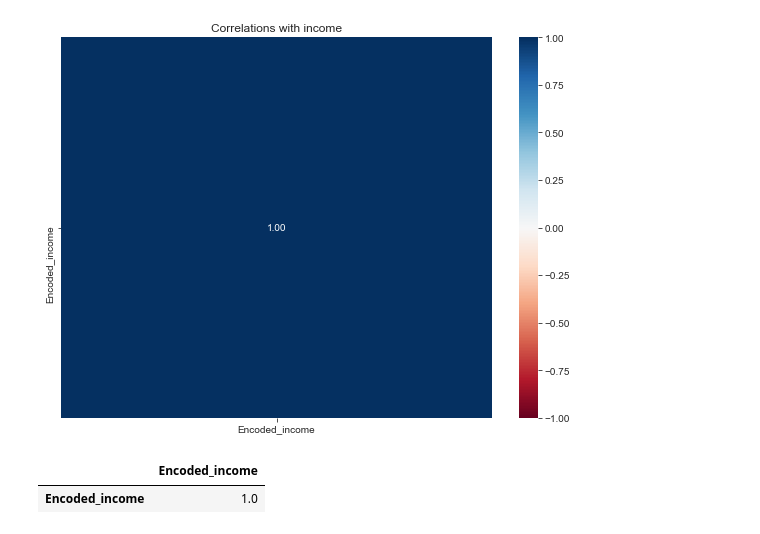
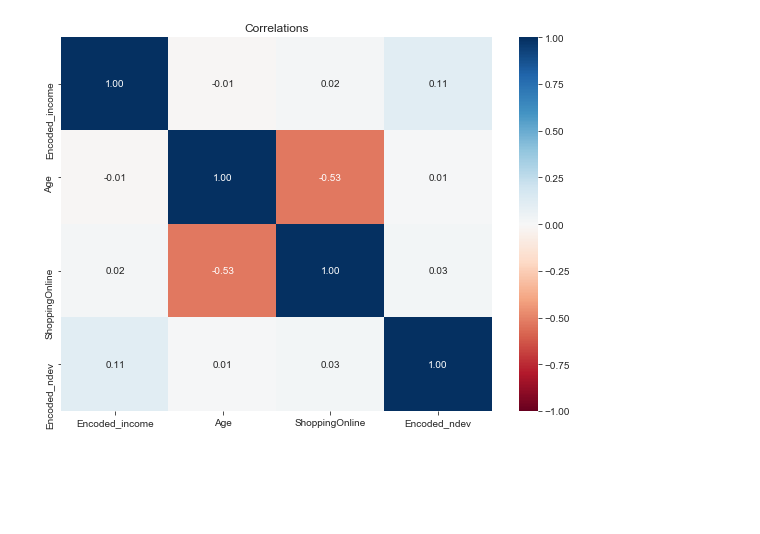
Before and after one commit to mikeszabi/ThermoNN, a Jupyter notebook: smartLock/market_analysis.ipynb, the cells around one changed output. Cells and saved outputs as stored; diff of their text form; code cells hidden in the pictures; blank space fills up the shorter version.

```diff
--- a/smartLock/market_analysis.ipynb
+++ b/smartLock/market_analysis.ipynb
@@ -99,6 +100,26 @@ def encode_income(income):
         x = 6
 
     return x
+# %%
+def encode_ndev(ndev):
+    """Takes a string indicating number of devices and encodes it to an ordinal
+    (numerical) variable."""
+    x=0
+
+    if ndev == '1-5':
+        x = 1
+
+    if ndev == '5-10':
+        x = 2
+
+    if ndev == '10-15':
+        x = 3
+
+    if ndev == '>15':
+        x = 4
+
+
+    return x
 # %%
 survey_data['age_group'] = survey_data['Age'].apply(age_group)
 
@@ -121,6 +142,7 @@ survey_data['ShoppingOnline_group'].head(5)
 Name: ShoppingOnline_group, dtype: object
 # %%
 survey_data['Encoded_income'] = survey_data['Income'].apply(encode_income)
+survey_data['Encoded_ndev'] = survey_data['NumberOfDevices'].apply(encode_ndev)
 # %%
 # Subset the columns from when the question "Preference" is asked,
 # through to all the available answers. Easiest to use .iloc for this
@@ -215,5 +237,6 @@ def plot_benefit_question(df, col_dependent, col_conditional, cond_value,
                 edgecolor = 'black'
                 ).set_title('{} - {} : {}'.format(col_dependent, col_conditional,cond_value))
 # %%
-explanatory_columns=survey_data.columns[[0,2,3]]
+explanatory_columns=survey_data.columns[[0,2,3,11]]
 expr_columns=survey_data.columns[[4,5,6,7,8,10,12]]
+expr_columns
@@ -220,11 +254,11 @@ expr_columns=survey_data.columns[[4,5,6,7,8,10,12]]
 # %%
-col_conditional=explanatory_columns[1]
+for col_conditional in explanatory_columns:
 
-for col in expr_columns:
-    cond_values=survey_data[col_conditional].unique()
-    fig, ax = plt.subplots(nrows=2, ncols=int(np.ceil(len(cond_values)/2)), figsize=(8, 6),
-                               sharey=True, sharex=True)
-    for a, cond_value in zip(ax.flatten(), cond_values):
-            plot_benefit_question(survey_data, col, col_conditional,
-                                  cond_value, ax=a)
+    for col in expr_columns:
+        cond_values=survey_data[col_conditional].unique()
+        fig, ax = plt.subplots(nrows=2, ncols=int(np.ceil(len(cond_values)/2)), figsize=(8, 6),
+                                   sharey=True, sharex=True)
+        for a, cond_value in zip(ax.flatten(), cond_values):
+                plot_benefit_question(survey_data, col, col_conditional,
+                                      cond_value, ax=a)
 # %% [output]
@@ -241,20 +278,18 @@ corr_matrix = corr_data.corr(method='spearman')
 # %%
+corr_data=survey_data[['Encoded_income',survey_data.columns[0],survey_data.columns[1],survey_data.columns[9],survey_data.columns[-1]]]
+corr_matrix = corr_data.corr(method='spearman')
+corr_data.columns
 # Setup
 fig, ax = plt.subplots(figsize=(8, 6))
 
 # vmin and vmax control the range of the colormap
 sns.heatmap(corr_matrix, cmap='RdBu', annot=True, fmt='.2f',
            vmin=-1, vmax=1)
 
-plt.title("Correlations with income")
+plt.title("Correlations")
 
 # Add tight_layout to ensure the labels don't get cut off
 plt.tight_layout()
 plt.show()
 # %% [output]
-[figure, old version]
+[figure, new version]
-# %%
-corr_matrix
-# %% [output]
-|  | Encoded_income |
-| Encoded_income | 1.0 |
```
Also changed, not shown: parts of 13 cells of this notebook, 1 other file.
